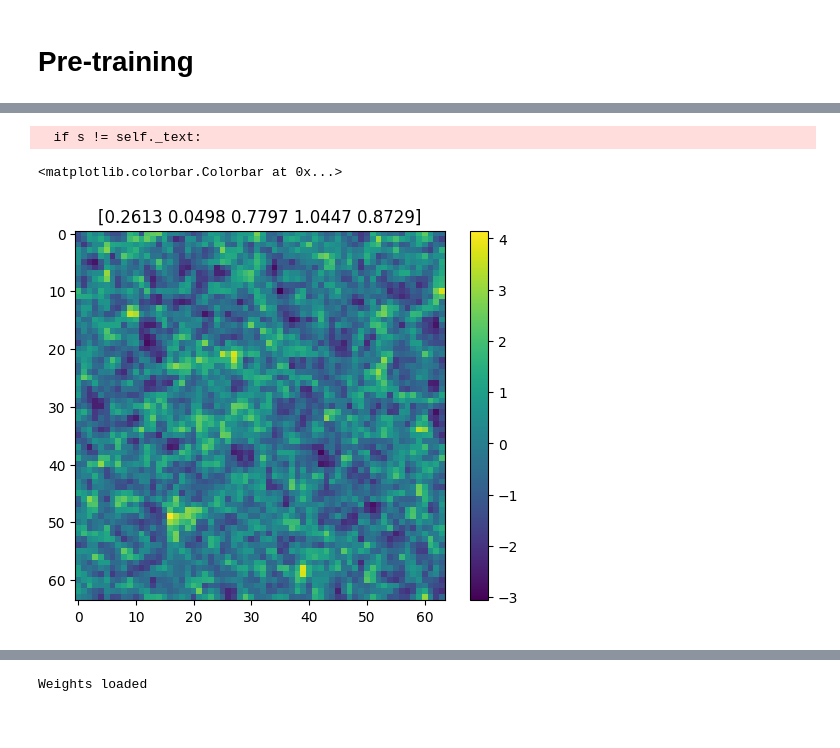
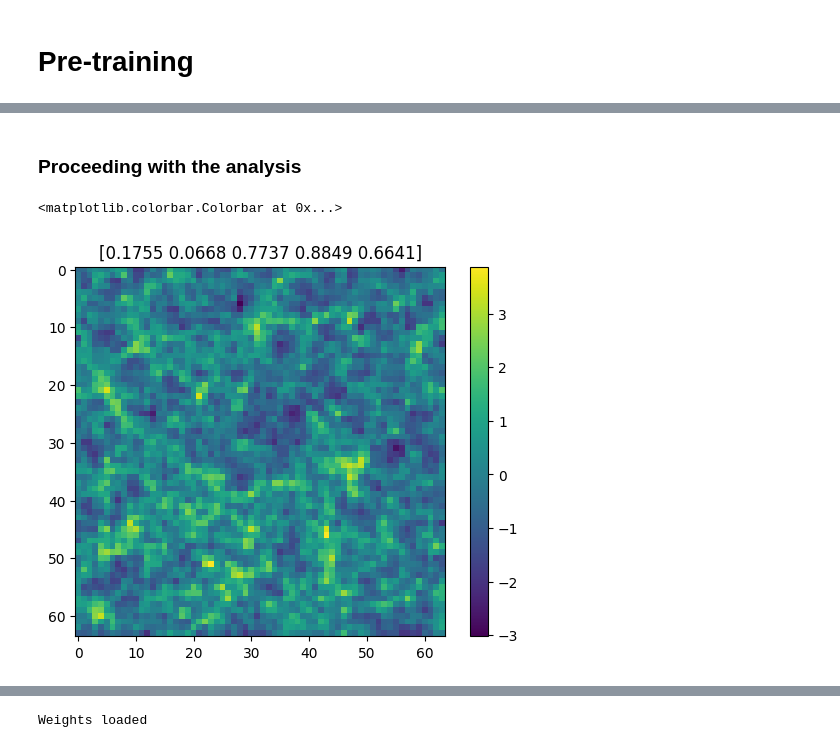
Before and after one commit to Yash-10/cvt-cosmo-inference, a Jupyter notebook: ViT_LSS_Training.ipynb, the cells around one changed output, grey strips where cells are left out. Drawn from its saved outputs; the diff is of its cells as text; code cells hidden in the pictures.

```diff
--- a/ViT_LSS_Training.ipynb
+++ b/ViT_LSS_Training.ipynb
@@ -438,17 +506,20 @@ df
+# %% [markdown]
+### Proceeding with the analysis
 # %%
 import gzip
 import numpy as np
-f = gzip.GzipFile('/kaggle/working/train/processed_sim101_X1_LH_z0_grid64_masCIC.npy.gz', 'r'); den = np.load(f)
+import glob
+filename = sorted(glob.glob(f'{base_dir}/train/processed_sim*_X1_LH_z0_grid64_masCIC.npy.gz'))[0]
+f = gzip.GzipFile(filename, 'r'); den = np.load(f)
 # %%
 import matplotlib.pyplot as plt
-v = df[df['0'] == 'train/processed_sim101_X1_LH_z0_grid64_masCIC.npy.gz']
+v = df[df['0'] == '/'.join(filename.split('/')[-2:])]
 params = list(v[v.columns[-5:]].iloc[0])
 
 plt.imshow(den); plt.title(np.round(params, 4)); plt.colorbar()
 # %% [output]
-  if s != self._text:
+<matplotlib.colorbar.Colorbar at 0x...>
-<matplotlib.colorbar.Colorbar at 0x...>
-[figure, old version]
+[figure, new version]
 # %%
 from torchvision.transforms import v2
 transform = v2.Compose([
```
Also changed, not shown: parts of 67 cells of this notebook.
